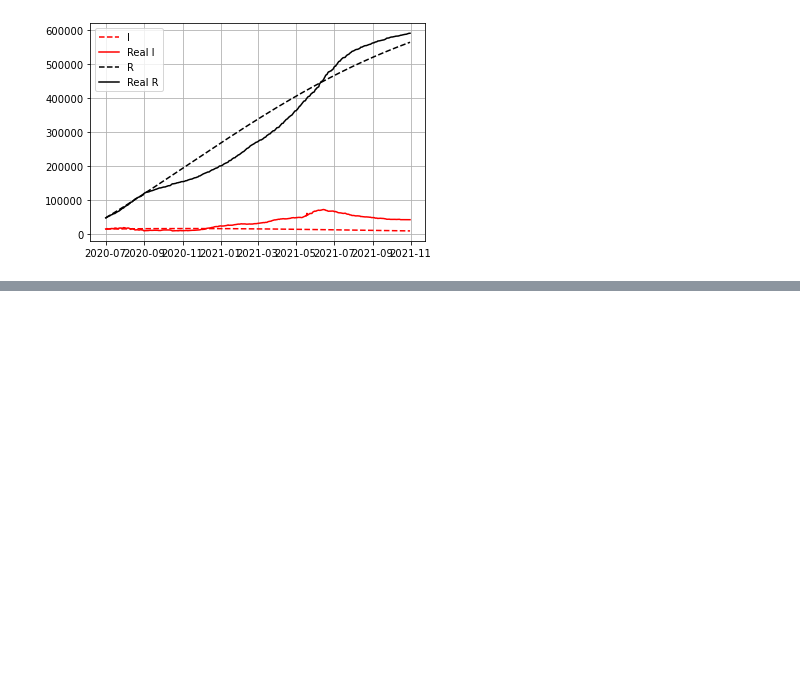
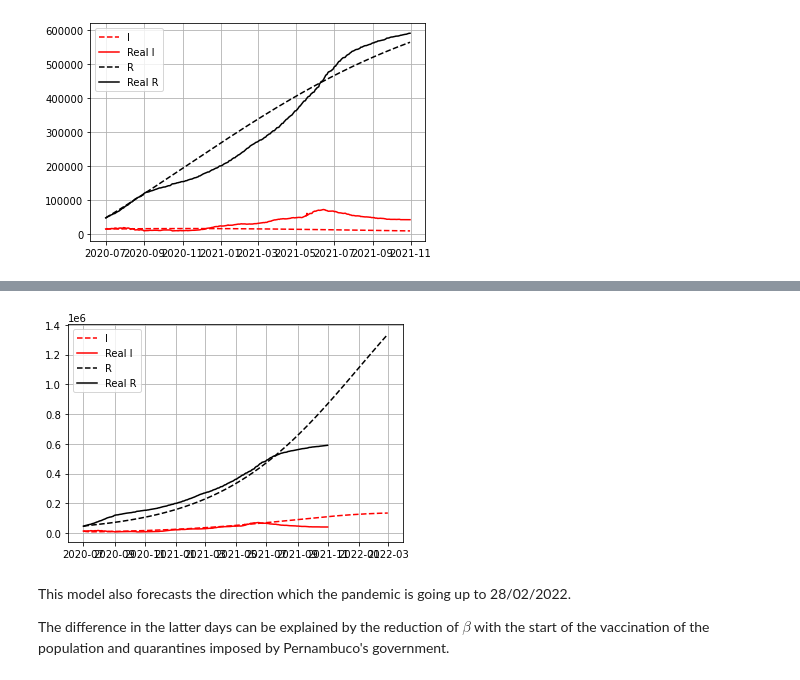
Before and after one commit to gbrls/Covid19NumericalAnalisys, a Jupyter notebook: main.ipynb, the cells around one changed output, grey strips where cells are left out. Cells and saved outputs as stored; diff of their text form; code cells hidden in the pictures; blank space fills up the shorter version.

```diff
--- a/main.ipynb
+++ b/main.ipynb
@@ -16,6 +16,7 @@ df.filter
 
 initial_date = date(2020, 7, 1)
 end_date = date(2021, 10, 31)
+forecast_date = date(2022, 2, 28)
 unix_inital_date = time.mktime(initial_date.timetuple())
 unix_end_date = time.mktime(end_date.timetuple())
 
@@ -36,9 +37,14 @@ df = df.loc['2020-07-01':'2021-10-31']
 real_total_pop = 9.278E6
 
 n_days = (end_date - initial_date).days
+n_days_forecast = (forecast_date - initial_date).days
+# forècaz 28/02/2022
 
 t = np.array(list(range(0, n_days+1)))
 r = pd.date_range(start=initial_date, end=end_date)
+
+tf = np.array(list(range(0, n_days_forecast+1)))
+rf = pd.date_range(start=initial_date, end=forecast_date)
 df
 # %% [output]
 <class 'pandas.core.indexes.datetimes.DatetimeIndex'>
@@ -135,0 +202,15 @@ plt.show()
+# %%
+
+plt.grid()
+plt.plot(rf, I, label="I", color="red", linestyle="dashed")
+plt.plot(df['confirmados'] - (df['obitos'] + df['recuperados']), label="Real I", color="red")
+plt.plot(rf, R, label="R", color="black", linestyle="dashed")
+plt.plot(df['obitos'] + df['recuperados'], label="Real R", color="black")
+plt.legend()
+plt.show()
+# %% [output]
+[figure, added]
+# %% [markdown]
+This model also forecasts the direction which the pandemic is going up to 28/02/2022.
+
+The difference in the latter days can be explained by the reduction of $\beta$ with the start of the vaccination of the population and quarantines imposed by Pernambuco's government.
```
Also changed, not shown: parts of 11 cells of this notebook.
